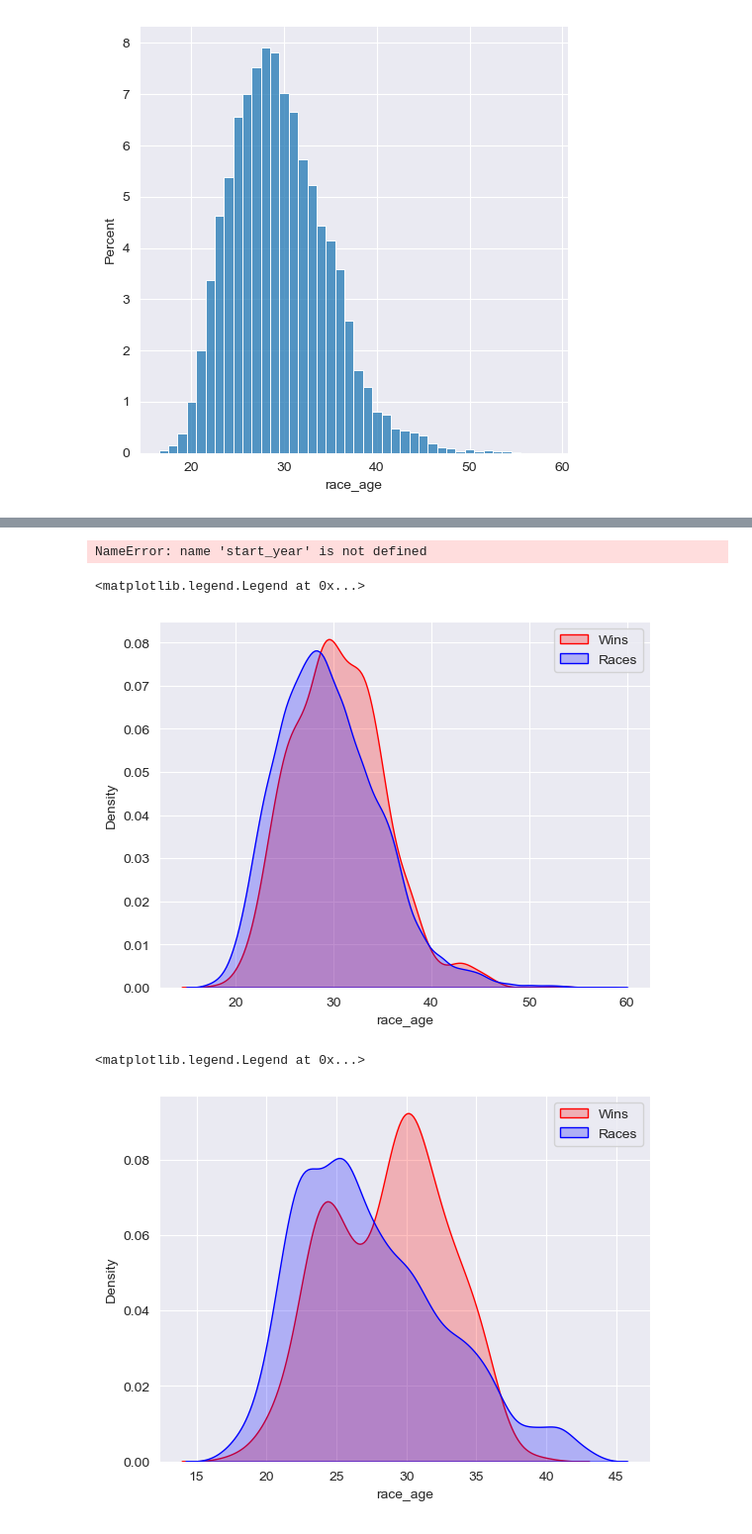
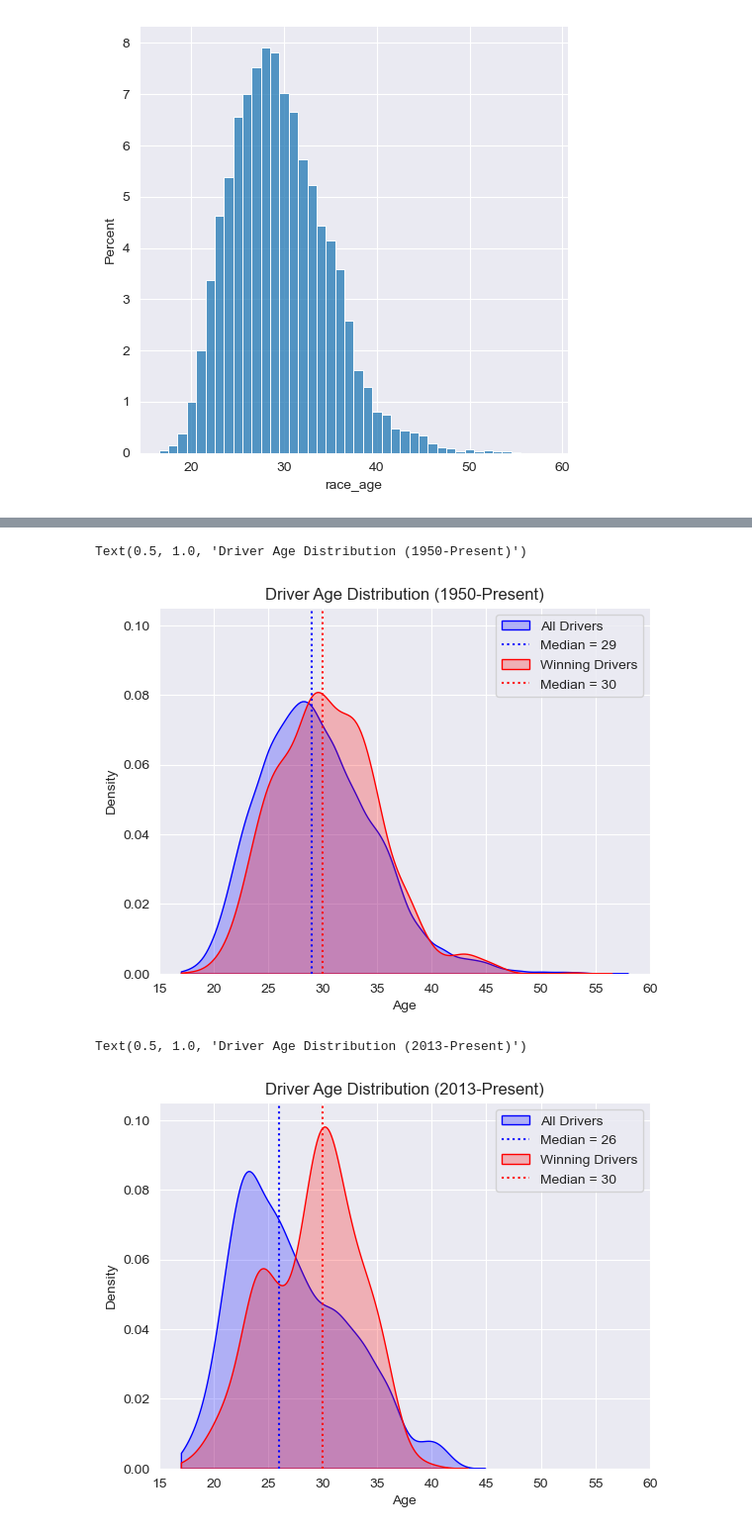
Before and after one commit to austin-mccollum/nycdsa_python_project, a Jupyter notebook: driver_age.ipynb, the cells around one changed output, grey strips where cells are left out. Shown at 99% size. Saved outputs shown, nothing was run; the diff lists cells and outputs as text; code cells hidden in the pictures.

```diff
--- a/driver_age.ipynb
+++ b/driver_age.ipynb
@@ -79,4 +78,0 @@ plt.legend()
-# %%
-win_distro[win_distro.date.dt.year<start_year]['race_age'].median()
-# %% [output]
-NameError: name 'start_year' is not defined
@@ -85,20 +79,34 @@ age_distro[age_distro.date.dt.year<start_year]['race_age'].median()
 # %%
+# plot all time distribution of race age and win age
 start_year = 1950
-sns.kdeplot(data=win_distro[win_distro.date.dt.year>=start_year], x='race_age', label ='Wins', color='red', fill=True)
-sns.kdeplot(data=age_distro[age_distro.date.dt.year>=start_year], x='race_age', label ='Races', color='blue', fill=True)
+sns.kdeplot(data=age_distro[age_distro.date.dt.year>=start_year], clip=(17,58), x='race_age', label ='All Drivers', color='blue', fill=True)
+plt.axvline(x=29, color='blue', label='Median = 29', linestyle='dotted')
+sns.kdeplot(data=win_distro[win_distro.date.dt.year>=start_year], clip=(17,58), x='race_age', label ='Winning Drivers', color='red', fill=True)
 
-# sns.kdeplot(age_distro, x='race_age', stat='percent', discrete=True, label = 'Races', kde=True)
+
+plt.axvline(x=30, color='red', label='Median = 30', linestyle='dotted')
 plt.legend()
+plt.ylim(0,.105)
+plt.xlim(15,60)
+plt.xlabel('Age')
+plt.title('Driver Age Distribution (1950-Present)')
 # %% [output]
-<matplotlib.legend.Legend at 0x...>
+Text(0.5, 1.0, 'Driver Age Distribution (1950-Present)')
-[figure, old version]
+[figure, new version]
 # %%
-start_year = 2010
-sns.kdeplot(data=win_distro[win_distro.date.dt.year>=start_year], x='race_age', label ='Wins', color='red', fill=True)
-sns.kdeplot(data=age_distro[age_distro.date.dt.year>=start_year], x='race_age', label ='Races', color='blue', fill=True)
+# same plot but only 2013-Present
+start_year = 2013
+sns.kdeplot(data=age_distro[age_distro.date.dt.year>=start_year], clip=(17,58), x='race_age', label ='All Drivers', color='blue', fill=True)
+plt.axvline(x=26, color='blue', label='Median = 26', linestyle='dotted')
+sns.kdeplot(data=win_distro[win_distro.date.dt.year>=start_year], clip=(17,58), x='race_age', label ='Winning Drivers', color='red', fill=True)
 
-# sns.kdeplot(age_distro, x='race_age', stat='percent', discrete=True, label = 'Races', kde=True)
+
+plt.axvline(x=30, color='red', label='Median = 30', linestyle='dotted')
 plt.legend()
+plt.ylim(0,.105)
+plt.xlim(15,60)
+plt.xlabel('Age')
+plt.title('Driver Age Distribution (2013-Present)')
 # %% [output]
-<matplotlib.legend.Legend at 0x...>
+Text(0.5, 1.0, 'Driver Age Distribution (2013-Present)')
-[figure, old version]
+[figure, new version]
```
Also changed, not shown: parts of 15 cells of this notebook, 3 other files.
